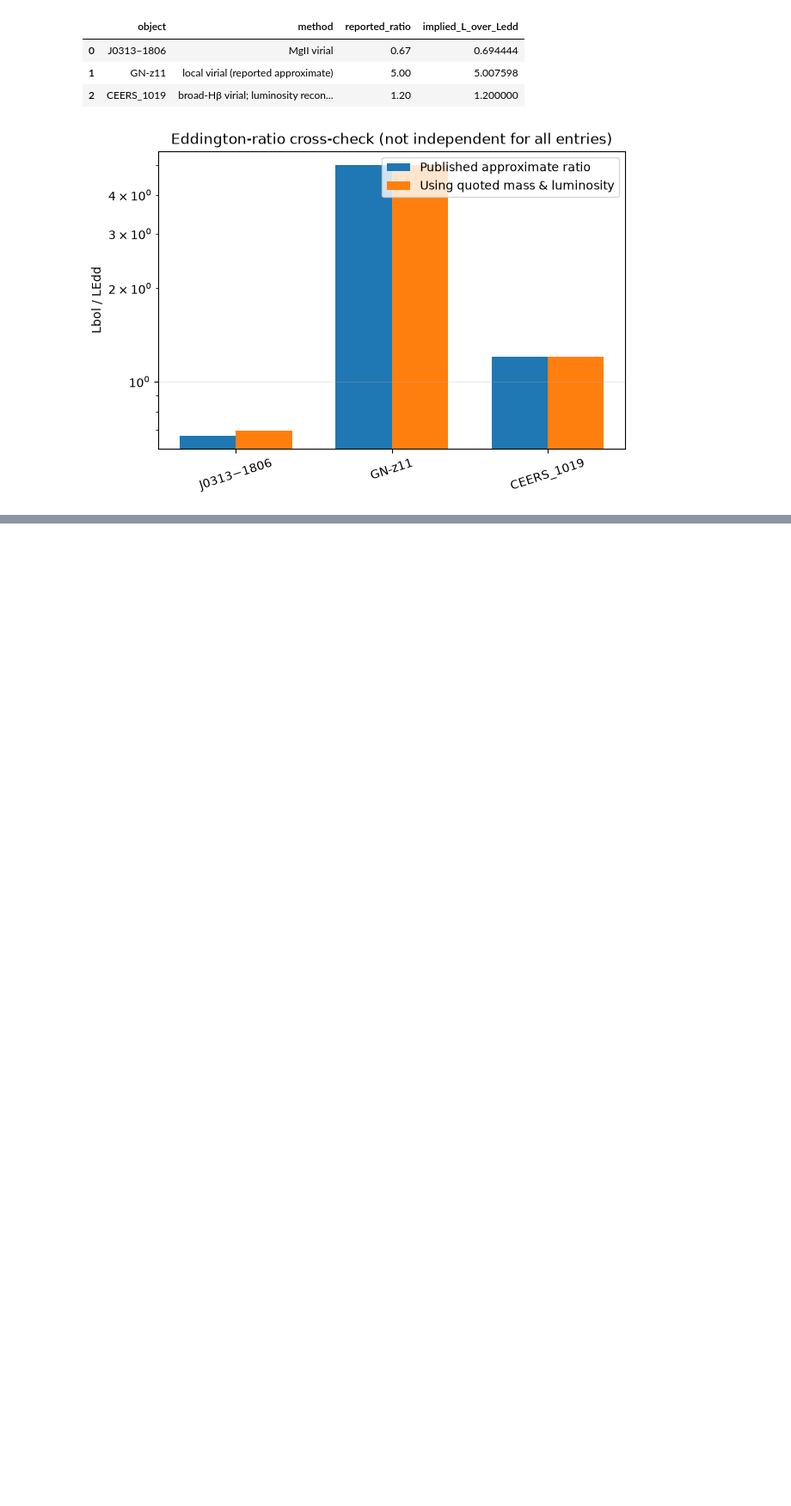
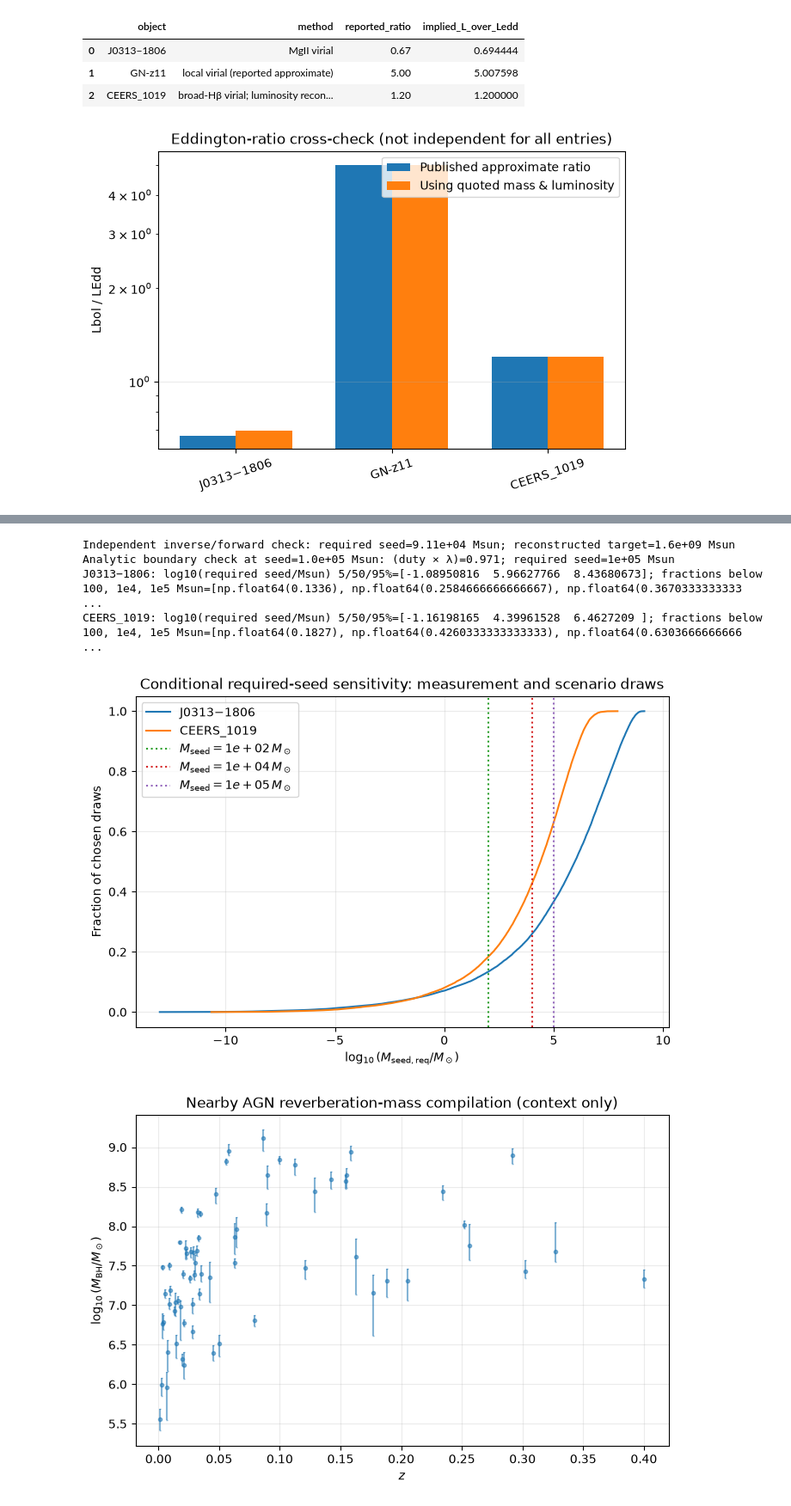
Before and after one commit to Dawe583/exotic-compact-objects, a Jupyter notebook: notebooks/23_early_smbh_growth.ipynb, the cells around one changed output, grey strips where cells are left out. Shown at 86% size. Saved outputs shown, nothing was run; the diff lists cells and outputs as text; code cells hidden in the pictures; blank space fills up the shorter version.

```diff
--- a/notebooks/22_early_smbh_growth.ipynb
+++ b/notebooks/23_early_smbh_growth.ipynb
@@ -204,0 +197,68 @@ Notebook calculations are reproducible with Astropy, NumPy, pandas, SciPy, SymPy
+# %%
+# Independent direct calculation and analytic boundary identities.
+z_check, zf_check, eps_check, duty_check, lam_check = 7.6423, 20., .1, .7, 1.4
+dt_check = (cosmo.age(z_check)-cosmo.age(zf_check)).to_value(u.Gyr)
+te_check = t0_sal.to_value(u.Gyr)*eps_check/(1-eps_check)/(duty_check*lam_check)
+req_check = required_seed(1.6e9,z_check,zf_check,eps_check,duty_check,lam_check)
+direct_seed = 1.6e9*np.exp(-dt_check/te_check)
+forward_mass = req_check*np.exp(dt_check/te_check)
+assert np.isclose(req_check,direct_seed,rtol=1e-12)
+assert np.isclose(forward_mass,1.6e9,rtol=1e-12)
+boundary_seed = 1e5
+boundary_duty_lambda = (t0_sal.to_value(u.Gyr)*eps_check/(1-eps_check))*np.log(1.6e9/boundary_seed)/dt_check
+boundary_req = required_seed(1.6e9,z_check,zf_check,eps_check,1.,boundary_duty_lambda)
+assert np.isclose(boundary_req,boundary_seed,rtol=1e-12)
+print(f'Independent inverse/forward check: required seed={req_check:.3g} Msun; reconstructed target={forward_mass:.3g} Msun')
+print(f'Analytic boundary check at seed={boundary_seed:.1e} Msun: (duty × λ)={boundary_duty_lambda:.3f}; required seed={boundary_req:.3g} Msun')
+
+# Quoted mass summaries and imposed scenario assumptions are sampled separately.
+rng = np.random.default_rng(20261019)
+n_draw = 30000
+mass_j0313 = rng.normal(1.6e9, .4e9, n_draw)
+while np.any(mass_j0313 <= 0):
+    bad = mass_j0313 <= 0
+    mass_j0313[bad] = rng.normal(1.6e9, .4e9, bad.sum())
+mass_ceers = 10**rng.normal(6.95, .37, n_draw)
+eps_draw = rng.uniform(.057,.2,n_draw)
+duty_draw = rng.uniform(.3,1.,n_draw)
+lambda_draw = rng.uniform(.3,3.,n_draw)
+dt_j = (cosmo.age(7.6423)-cosmo.age(20.)).to_value(u.Gyr)
+te_draw = t0_sal.to_value(u.Gyr)*eps_draw/(1-eps_draw)/(duty_draw*lambda_draw)
+seed_j = mass_j0313*np.exp(-dt_j/te_draw)
+seed_ceers = mass_ceers*np.exp(-(cosmo.age(8.679)-cosmo.age(20.)).to_value(u.Gyr)/te_draw)
+seed_levels = np.array([100.,1e4,1e5])
+for name, draws in [('J0313−1806',seed_j),('CEERS_1019',seed_ceers)]:
+    quantiles=np.quantile(np.log10(draws),[.05,.5,.95])
+    fractions=[np.mean(draws <= level) for level in seed_levels]
+    print(f'{name}: log10(required seed/Msun) 5/50/95%={quantiles}; fractions below 100, 1e4, 1e5 Msun={fractions}')
+
+fig,ax=plt.subplots(figsize=(8,5))
+for name, draws, color in [('J0313−1806',seed_j,'tab:blue'),('CEERS_1019',seed_ceers,'tab:orange')]:
+    values=np.sort(np.log10(draws))
+    cdf=np.arange(1,len(values)+1)/len(values)
+    ax.plot(values,cdf,label=name,color=color)
+for mass,color in zip(seed_levels,['tab:green','tab:red','tab:purple']):
+    ax.axvline(np.log10(mass),color=color,ls=':',label=fr'$M_{{\rm seed}}={mass:.0e}\,M_\odot$')
+ax.set(xlabel=r'$\log_{10}(M_{\rm seed,req}/M_\odot)$',ylabel='Fraction of chosen draws',title='Conditional required-seed sensitivity: measurement and scenario draws')
+ax.grid(alpha=.25); ax.legend(); plt.show()
+
+# Nearby reverberation-mapping compilation: retain its asymmetric log-mass errors.
+from pathlib import Path
+catalog_path = next(path for path in (Path('data/processed/agn_reverberation_masses.csv'), Path('../data/processed/agn_reverberation_masses.csv'), Path('research/projects/exotic-compact-objects/data/processed/agn_reverberation_masses.csv')) if path.exists())
+rv = pd.read_csv(catalog_path)
+rv = rv.dropna(subset=['redshift','log10_mass_msun','logmass_lower_error_dex','logmass_upper_error_dex'])
+rv = rv[(rv.redshift >= 0) & (rv.redshift < 1)]
+fig,ax=plt.subplots(figsize=(8,5))
+ax.errorbar(rv.redshift,rv.log10_mass_msun,
+    yerr=np.vstack([rv.logmass_lower_error_dex,rv.logmass_upper_error_dex]),
+    fmt='o',ms=3,alpha=.55,capsize=1,color='tab:blue')
+ax.set(xlabel='$z$',ylabel=r'$\log_{10}(M_{\rm BH}/M_\odot)$',
+       title='Nearby AGN reverberation-mass compilation (context only)')
+ax.grid(alpha=.25); plt.show()
+# %% [output]
+Independent inverse/forward check: required seed=9.11e+04 Msun; reconstructed target=1.6e+09 Msun
+Analytic boundary check at seed=1.0e+05 Msun: (duty × λ)=0.971; required seed=1e+05 Msun
+J0313−1806: log10(required seed/Msun) 5/50/95%=[-1.08950816  5.96627766  8.43680673]; fractions below 100, 1e4, 1e5 Msun=[np.float64(0.1336), np.float64(0.2584666666666667), np.float64(0.3670333333333 ...
+CEERS_1019: log10(required seed/Msun) 5/50/95%=[-1.16198165  4.39961528  6.4627209 ]; fractions below 100, 1e4, 1e5 Msun=[np.float64(0.1827), np.float64(0.4260333333333333), np.float64(0.6303666666666 ...
+[figure, added]
+[figure, added]
```
Also changed, not shown: parts of 3 cells of this notebook, 40 other files.
